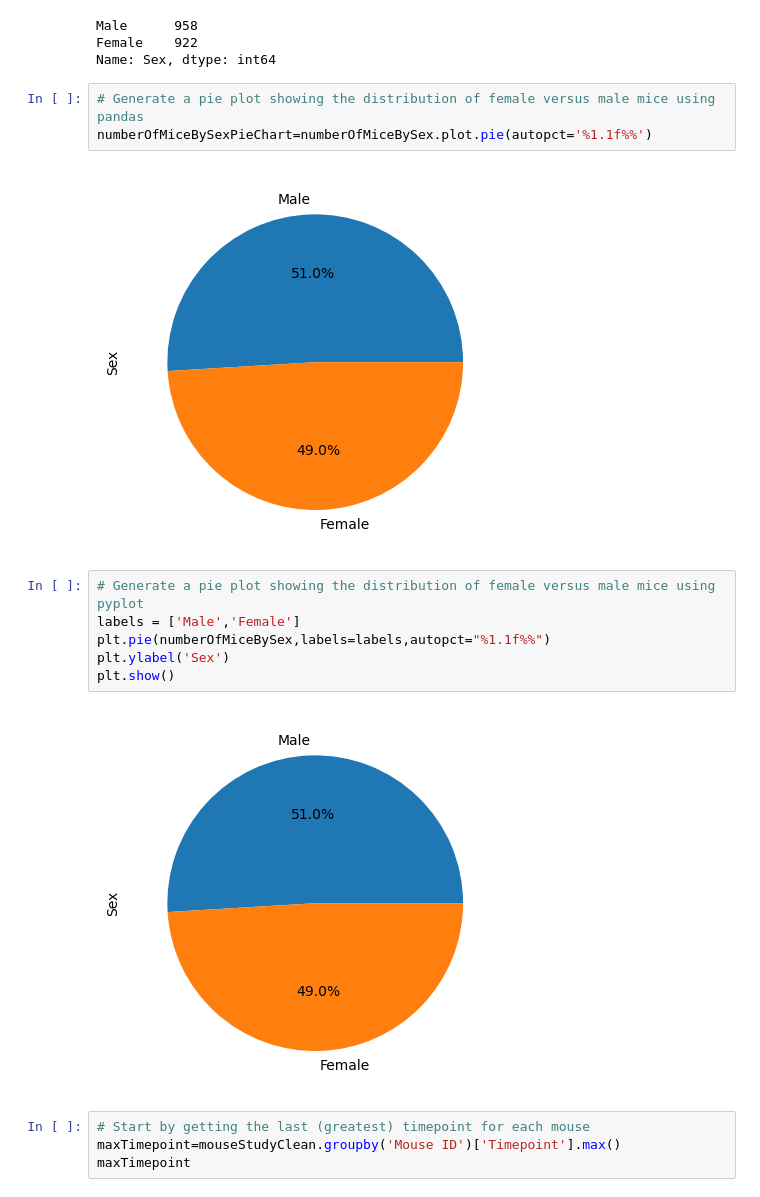
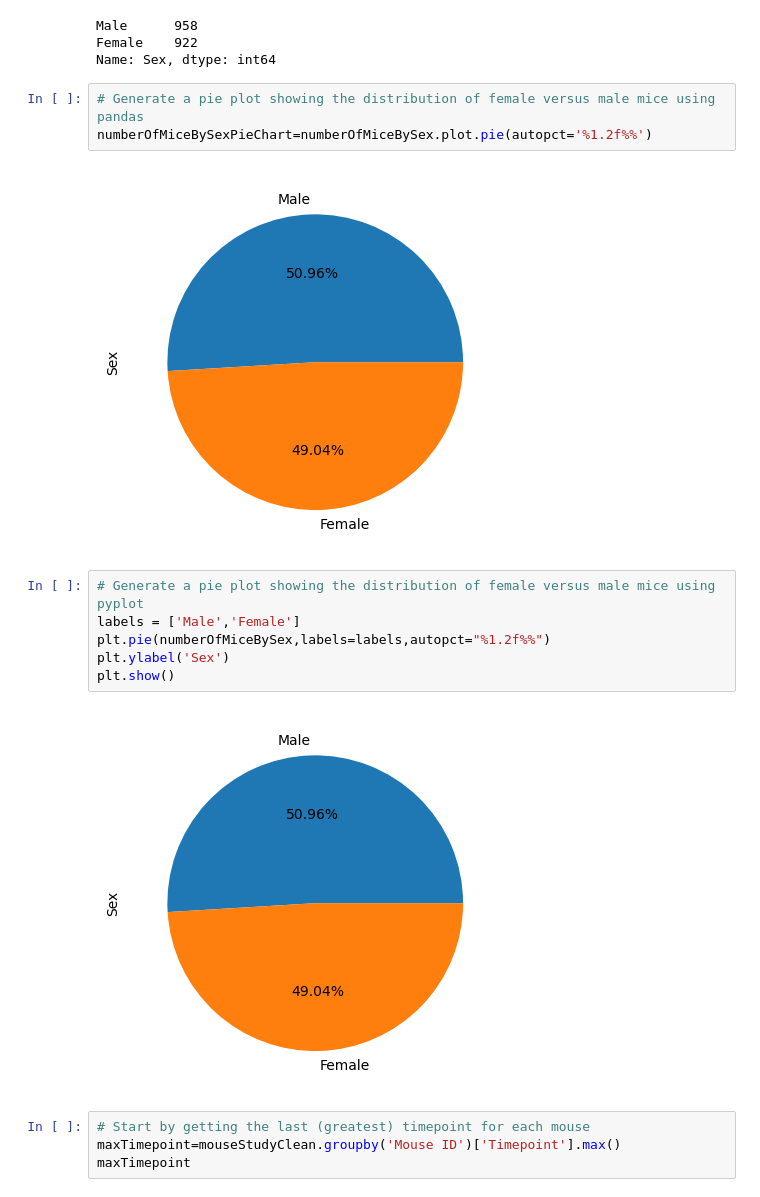
Before and after one commit to JDough89/Pymaceuticals, a Jupyter notebook: pymaceuticals.ipynb, the cells around one changed output. Saved outputs shown, nothing was run; the diff lists cells and outputs as text.

```diff
--- a/pymaceuticals.ipynb
+++ b/pymaceuticals.ipynb
@@ -150,17 +150,17 @@ Female    922
 Name: Sex, dtype: int64
 # %%
 # Generate a pie plot showing the distribution of female versus male mice using pandas
-numberOfMiceBySexPieChart=numberOfMiceBySex.plot.pie(autopct='%1.1f%%')
+numberOfMiceBySexPieChart=numberOfMiceBySex.plot.pie(autopct='%1.2f%%')
 # %% [output]
-[figure, old version]
+[figure, new version]
 # %%
 # Generate a pie plot showing the distribution of female versus male mice using pyplot
 labels = ['Male','Female']
-plt.pie(numberOfMiceBySex,labels=labels,autopct="%1.1f%%")
+plt.pie(numberOfMiceBySex,labels=labels,autopct="%1.2f%%")
 plt.ylabel('Sex')
 plt.show()
 # %% [output]
-[figure, old version]
+[figure, new version]
 # %%
 # Start by getting the last (greatest) timepoint for each mouse
 maxTimepoint=mouseStudyClean.groupby('Mouse ID')['Timepoint'].max()
```
Also changed, not shown: parts of 9 cells of this notebook.
